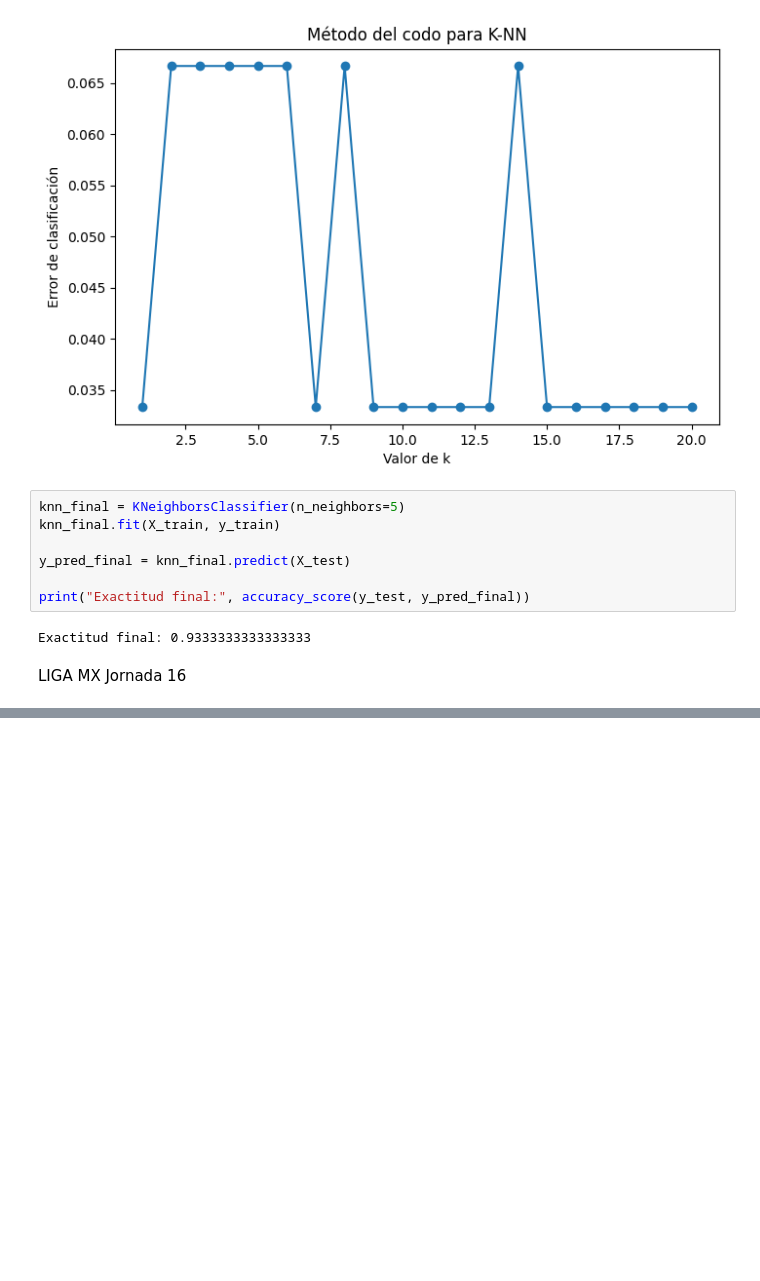
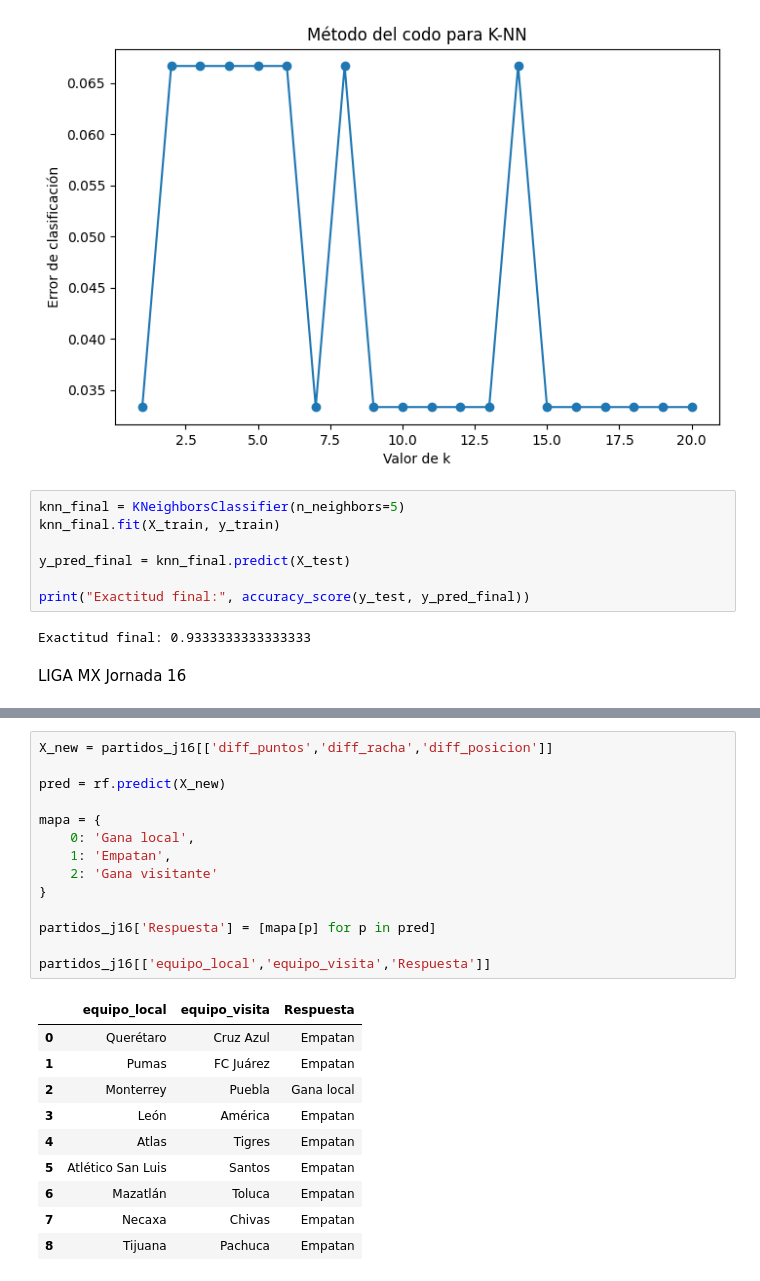
Before and after one commit to ximenaOr7/ximenaob_mineria, a Jupyter notebook: minería_de_datos_cuaderno_.ipynb, the cells around one changed output, grey strips where cells are left out. Drawn from its saved outputs; the diff is of its cells as text; blank space fills up the shorter version.

```diff
--- a/minería_de_datos_cuaderno_.ipynb
+++ b/minería_de_datos_cuaderno_.ipynb
@@ -2567,0 +2647,25 @@ SyntaxError: invalid syntax (117191538.py, line 3)
+# %%
+X_new = partidos_j16[['diff_puntos','diff_racha','diff_posicion']]
+
+pred = rf.predict(X_new)
+
+mapa = {
+    0: 'Gana local',
+    1: 'Empatan',
+    2: 'Gana visitante'
+}
+
+partidos_j16['Respuesta'] = [mapa[p] for p in pred]
+
+partidos_j16[['equipo_local','equipo_visita','Respuesta']]
+# %% [output]
+|  | equipo_local | equipo_visita | Respuesta |
+| 0 | Querétaro | Cruz Azul | Empatan |
+| 1 | Pumas | FC Juárez | Empatan |
+| 2 | Monterrey | Puebla | Gana local |
+| 3 | León | América | Empatan |
+| 4 | Atlas | Tigres | Empatan |
+| 5 | Atlético San Luis | Santos | Empatan |
+| 6 | Mazatlán | Toluca | Empatan |
+| 7 | Necaxa | Chivas | Empatan |
+| 8 | Tijuana | Pachuca | Empatan |
```
Also changed, not shown: parts of 9 cells of this notebook.
